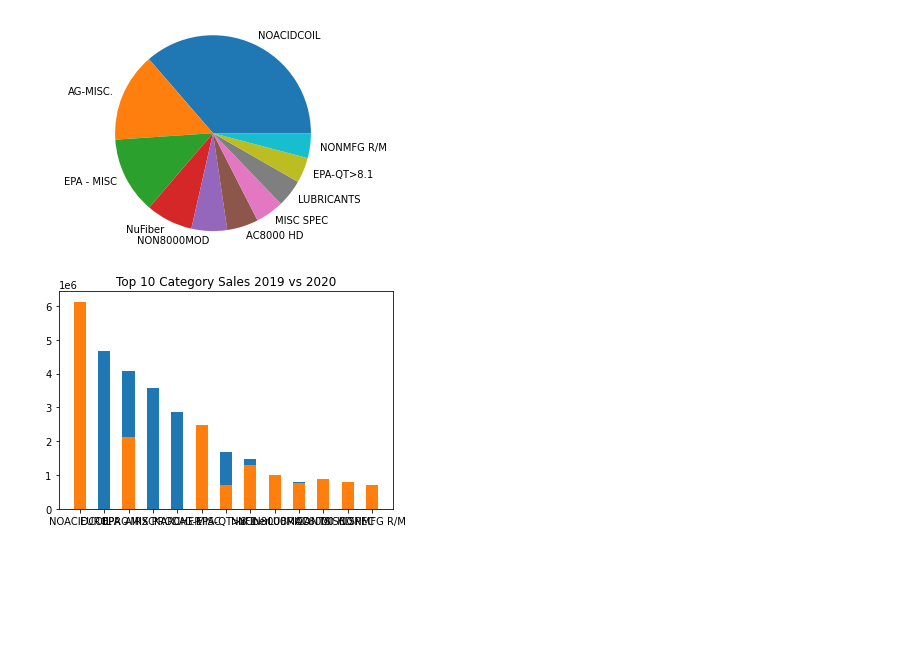
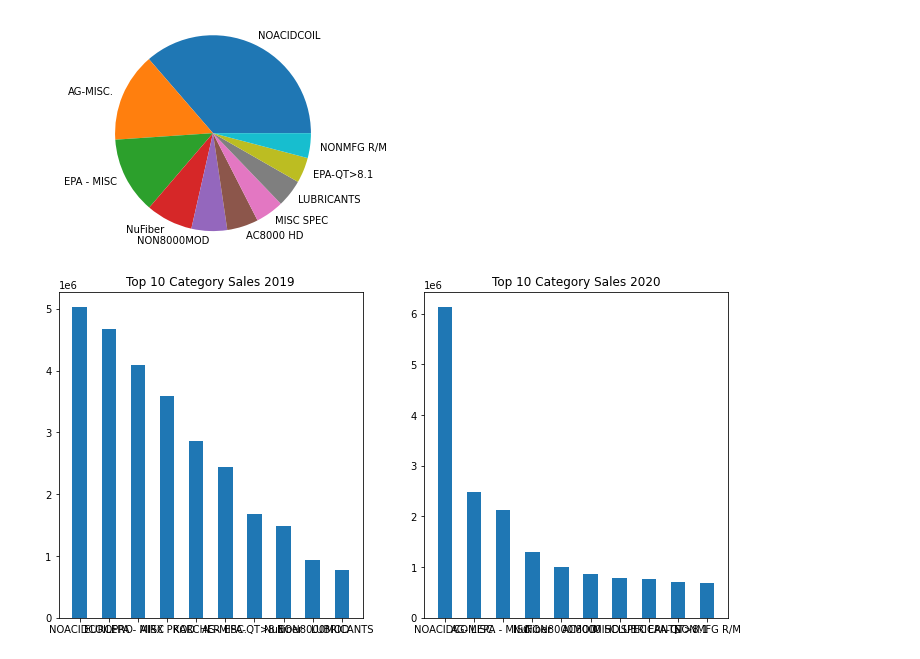
Before and after one commit to aadeba5/Project1, a Jupyter notebook: Nuance_Eric.ipynb, the cells around one changed output. Saved outputs shown, nothing was run; the diff lists cells and outputs as text; code cells hidden in the pictures; blank space fills up the shorter version.

```diff
--- a/Nuance_Eric.ipynb
+++ b/Nuance_Eric.ipynb
@@ -87,10 +87,13 @@ plt.show()
 # %% [output]
 [figure]
 # %%
-#plt.subplot(2,)
+plt.subplots(1,2, figsize=(12,6))
+plt.subplot(1,2,1)
 plt.bar(height = top_ten_2020['price_net'].head(10), x = twenty20_labels, width = .5)
+plt.title('Top 10 Category Sales 2019')
+plt.subplot(1,2,2)
 plt.bar(height = top_ten_2019['price_net'].head(10), x = twenty19_labels, width = .5)
-plt.title('Top 10 Category Sales 2019 vs 2020')
+plt.title('Top 10 Category Sales 2020')
 plt.show()
 # %% [output]
-[figure, old version]
+[figure, new version]
```
